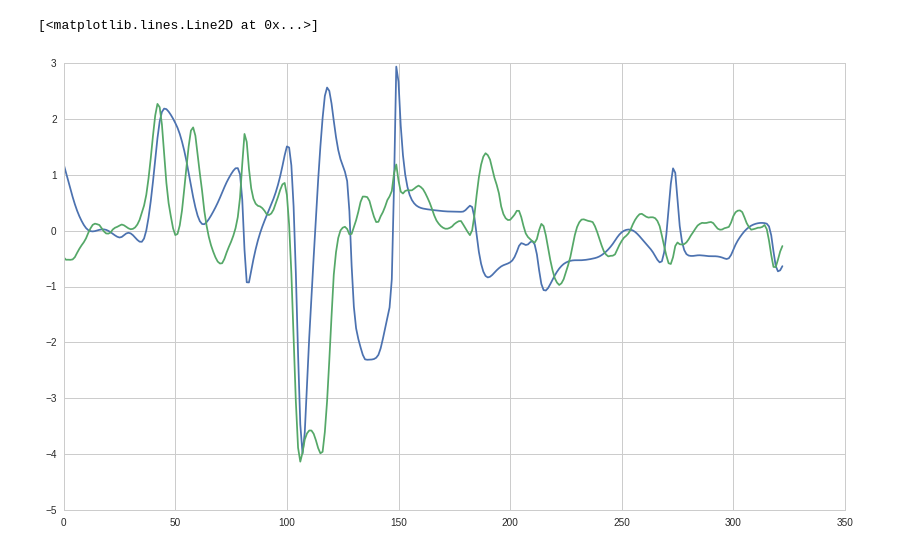
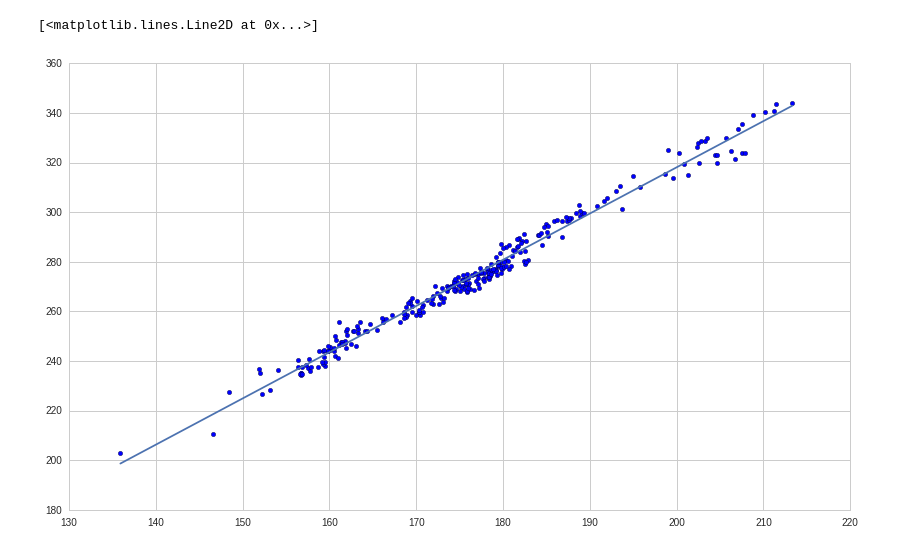
Before and after one commit to BlackBoxTrading1/PairTrading, a Jupyter notebook: Pair_Tester.ipynb, the cells around one changed output. Cells and saved outputs as stored; diff of their text form; code cells hidden in the pictures.

```diff
--- a/Pair_Tester.ipynb
+++ b/Pair_Tester.ipynb
@@ -196,21 +181,6 @@ plt.plot(s2_final)
-# %%
-def get_spreads(s1_price, s2_price):
-    length = len(s1_price)-HEDGE_LOOKBACK
-    spreads = []
-    for i in range(length):
-        start_index = len(s1_price)-length+i
-        slope , intercept, rvalue, pvalue, stderr = linregress(np.log(s2_price[start_index-HEDGE_LOOKBACK:start_index]), np.log(s1_price[start_index-HEDGE_LOOKBACK:start_index]))
-        spreads = np.append(spreads, np.log(s1_price[i]) - slope*np.log(s2_price[i]))
-    return spreads
-
-spreads1 = get_spreads(s1_price,s2_price)
-
-zscores2 = []
-for i in range(len(spreads)):
-    zscore = (spreads1[i]-spreads1.mean())/spreads1.std()
-    zscores2.append(zscore)
-plt.plot(zscores2)
-plt.plot(zscores1)
-# %% [output]
-[<matplotlib.lines.Line2D at 0x...>]
-[figure, removed]
+# %%
+plt.scatter(s1_price,s2_price)
+plt.plot(np.unique(s1_price), np.poly1d(np.polyfit(s1_price, s2_price, 1))(np.unique(s1_price)))
+# %% [output]
+[<matplotlib.lines.Line2D at 0x...>]
+[figure, added]
```
Also changed, not shown: parts of 5 cells of this notebook, 1 other file.
